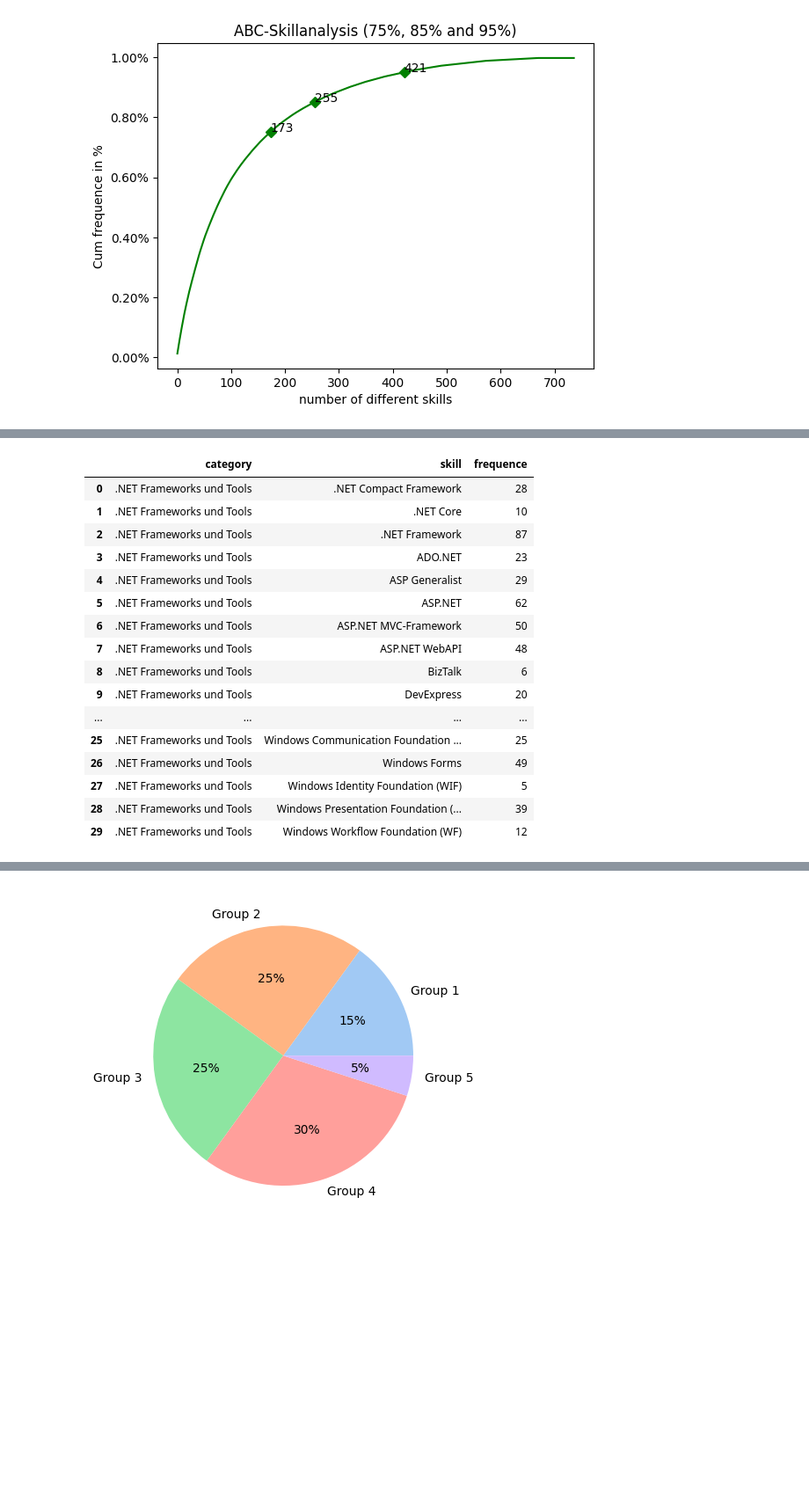
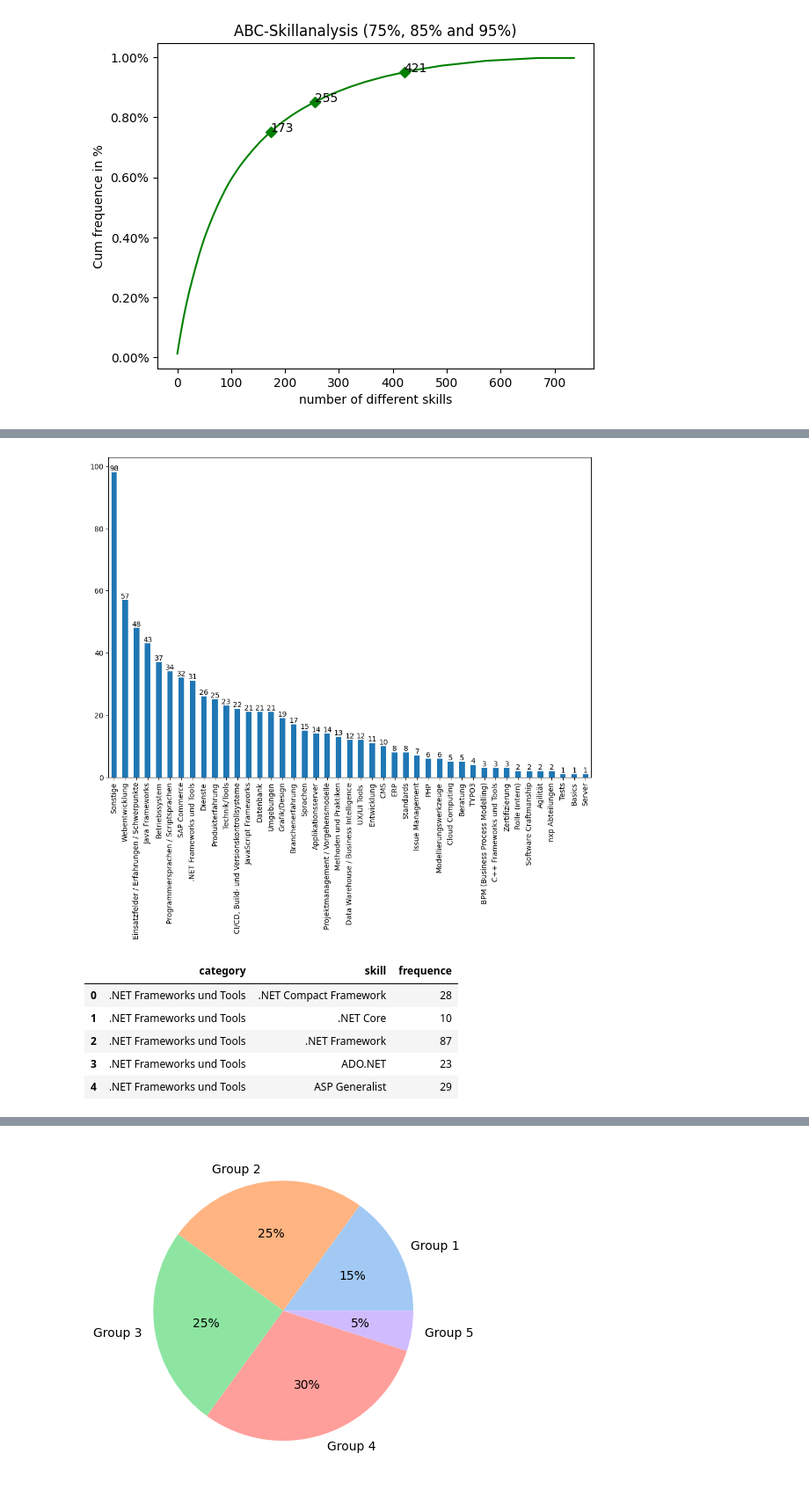
Before and after one commit to maximizer36/DS_AP, a Jupyter notebook: First_Trial.ipynb, the cells around one changed output, grey strips where cells are left out. Shown at 88% size. Cells and saved outputs as stored; diff of their text form; code cells hidden in the pictures; blank space fills up the shorter version.

```diff
--- a/First_Trial.ipynb
+++ b/First_Trial.ipynb
@@ -420,24 +449,14 @@ plt.show()
+# %%
+make_bar_chart(df_skills_in_categories,1,0,True,False,"Number of skills within a category")
+# %% [output]
+[figure, added]
 # %%
-##################
-# Distribution of Skills within a category
-##################
 df_groupby_category_skills = df.groupby(["category", "skill"])["skill"].count().to_frame().rename(columns={"skill": "frequence"}).reset_index()
-df_groupby_category_skills.head(30)
+df_groupby_category_skills.head(5)
 # %% [output]
 |  | category | skill | frequence |
 | 0 | .NET Frameworks und Tools | .NET Compact Framework | 28 |
 | 1 | .NET Frameworks und Tools | .NET Core | 10 |
 | 2 | .NET Frameworks und Tools | .NET Framework | 87 |
 | 3 | .NET Frameworks und Tools | ADO.NET | 23 |
 | 4 | .NET Frameworks und Tools | ASP Generalist | 29 |
-| 5 | .NET Frameworks und Tools | ASP.NET | 62 |
-| 6 | .NET Frameworks und Tools | ASP.NET MVC-Framework | 50 |
-| 7 | .NET Frameworks und Tools | ASP.NET WebAPI | 48 |
-| 8 | .NET Frameworks und Tools | BizTalk | 6 |
-| 9 | .NET Frameworks und Tools | DevExpress | 20 |
-| ... | ... | ... | ... |
-| 25 | .NET Frameworks und Tools | Windows Communication Foundation ... | 25 |
-| 26 | .NET Frameworks und Tools | Windows Forms | 49 |
-| 27 | .NET Frameworks und Tools | Windows Identity Foundation (WIF) | 5 |
-| 28 | .NET Frameworks und Tools | Windows Presentation Foundation (... | 39 |
-| 29 | .NET Frameworks und Tools | Windows Workflow Foundation (WF) | 12 |
```
Also changed, not shown: parts of 24 cells of this notebook.
